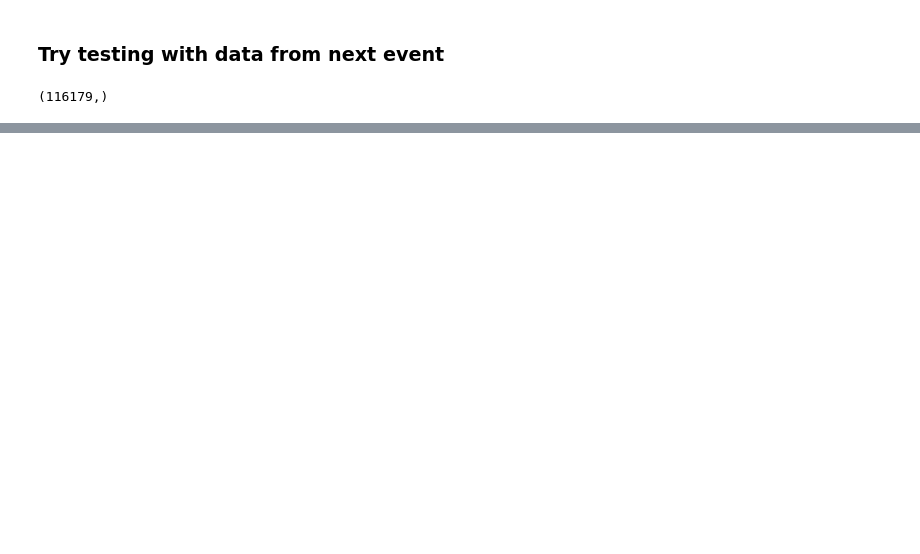
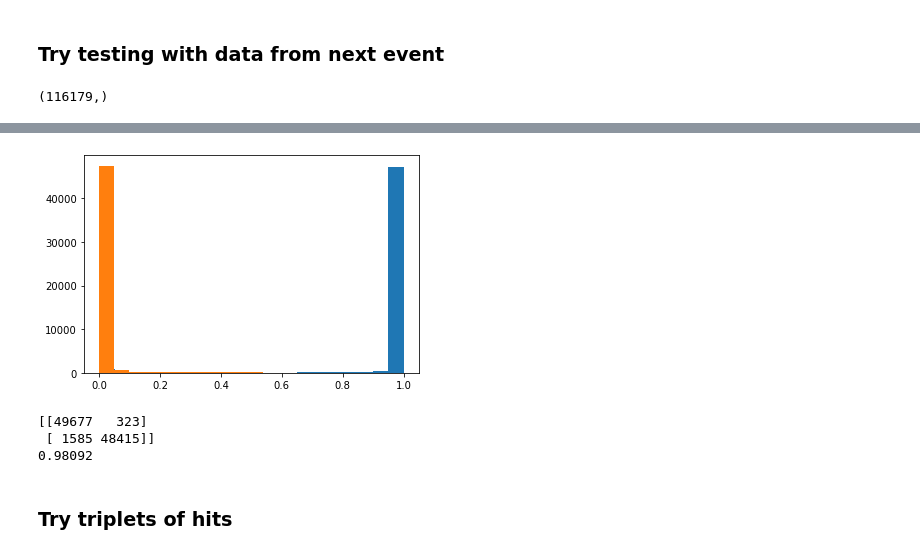
Before and after one commit to comrademarvin/TrackML-Particle-Tracking-Challenge, a Jupyter notebook: DS_TrackML_PTGJAK001.ipynb, the cells around one changed output, grey strips where cells are left out. Cells and saved outputs as stored; diff of their text form; code cells hidden in the pictures; blank space fills up the shorter version.

Commit message:
Tested with multiple events, added pred hist

```diff
--- a/DS_TrackML_PTGJAK001.ipynb
+++ b/DS_TrackML_PTGJAK001.ipynb
@@ -106,16 +106,16 @@ detectors
 18728 rows × 21 columns
 # %%
 # add up channel count and value for each hit-id
-def cells_input_data(cells):
-    current_id = cells['hit_id'][0]
+def cells_input_data(cells_given):
+    current_id = cells_given['hit_id'][0]
     cells_count = 1
-    value_count = cells['value'][0]
+    value_count = cells_given['value'][0]
     cells_list = []
     value_list = []
 
-    for row in range(1, len(cells['hit_id'])):
-        hit_id = cells['hit_id'][row]
-        hit_value = cells['value'][row]
+    for row in range(1, len(cells_given['hit_id'])):
+        hit_id = cells_given['hit_id'][row]
+        hit_value = cells_given['value'][row]
         if (hit_id != current_id):
             cells_list.append(cells_count)
             value_list.append(value_count)
@@ -133,8 +133,8 @@ def cells_input_data(cells):
     value_arr = np.array(value_list)
     return (cells_arr, value_arr)
 
-cells_arr, value_arr = cells_input_data(cells)
-print(cells_arr.shape)
+cells_arr_first, value_arr_first = cells_input_data(cells_first)
+print(cells_arr_first.shape)
 # %% [output]
 (120939,)
 # %% [markdown]
@@ -581,2 +559,7 @@ def predict_event(event_id, model):
+# %%
+# open saved model
+model_mult_saved = keras.models.load_model("model_mult")
 # %%
-# test which cut-off yield best accuracy
+# test with multiple events
+N_hits_event = 10000
+X_test, y_test = multiple_events_brute(5,N_hits_event,50)
@@ -582,0 +569,2 @@ def predict_event(event_id, model):
+# %%
+pred_test_mult = model_mult_saved.predict(X_test)
@@ -582,0 +573,36 @@ def predict_event(event_id, model):
+# %%
+# plot distribution of predictions
+N_pred = len(y_test)
+pred_true = np.empty(int(N_pred/2), dtype=float)
+pred_false = np.empty(int(N_pred/2), dtype=float)
+true_counter = 0
+false_counter = 0
+
+for pred in range(N_pred):
+    if (y_test[pred] == True):
+        pred_true[true_counter] = pred_test_mult[pred]
+        true_counter += 1
+    else:
+        pred_false[false_counter] = pred_test_mult[pred]
+        false_counter += 1
+
+
+plt.hist(pred_true, bins=20)
+plt.hist(pred_false, bins=20)
+plt.show()
+# %% [output]
+[figure, added]
+# %%
+pred_test_confusion = (pred_test_mult > 0.5)
+
+confusion_test = metrics.confusion_matrix(y_test, pred_test_confusion)
+accuracy_test = metrics.accuracy_score(y_test, pred_test_confusion)
+
+print(confusion_test)
+print(accuracy_test)
+# %% [output]
+[[49677   323]
+ [ 1585 48415]]
+0.98092
+# %% [markdown]
+### Try triplets of hits
```
Also changed, not shown: parts of 22 cells of this notebook, 1 other file.
